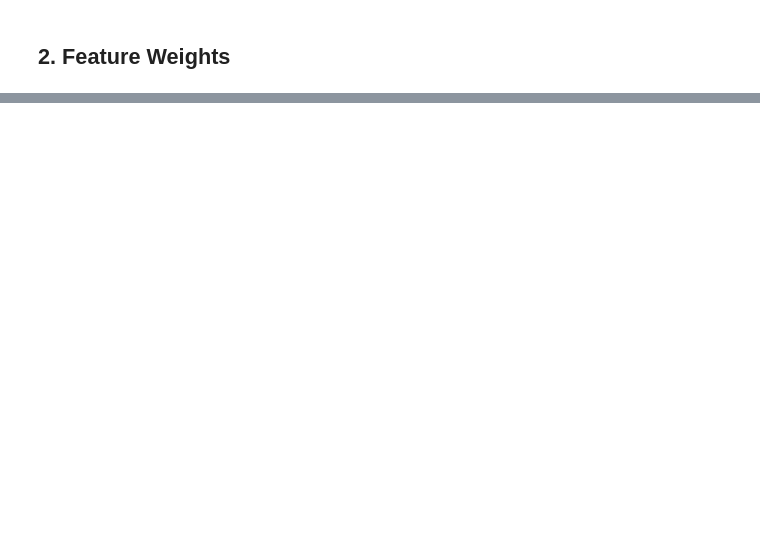
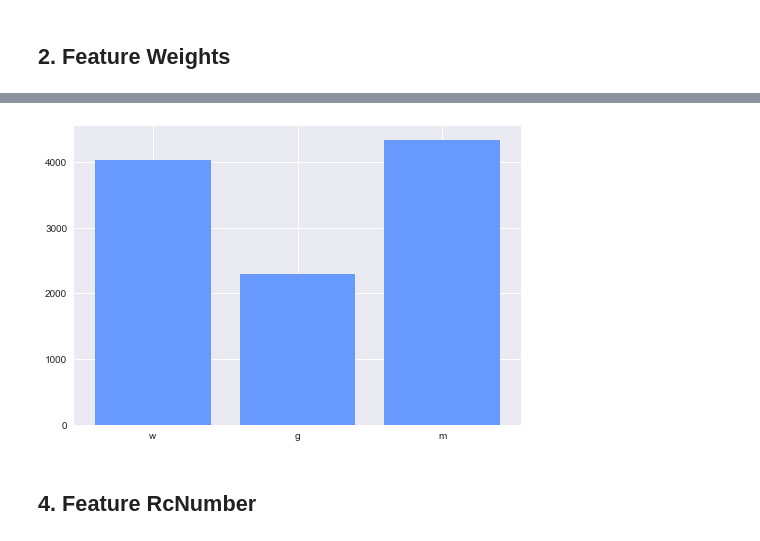
Before and after one commit to Swalloow/ML-Tutorials, a Jupyter notebook: Analysis/Racing Data Analysis.ipynb, the cells around one changed output, grey strips where cells are left out. Saved outputs shown, nothing was run; the diff lists cells and outputs as text; code cells hidden in the pictures; blank space fills up the shorter version.

```diff
--- a/Analysis/Racing Data Analysis.ipynb
+++ b/Analysis/Racing Data Analysis.ipynb
@@ -64,0 +83,17 @@ plt.show()
+# %%
+w = len(win[win['sex'] == "암"].index)
+g = len(win[win['sex'] == "거"].index)
+m = len(win[win['sex'] == "수"].index)
+# %%
+fig = plt.figure()
+y = [w, g, m]
+x = range(len(y))
+xticks = ['w','g','m']
+# %%
+plt.xticks(x, xticks)
+plt.bar(x, y, color="#6799FF")
+plt.show()
+# %% [output]
+[figure, added]
+# %% [markdown]
+## 4. Feature RcNumber
```
Also changed, not shown: parts of 18 cells of this notebook.
